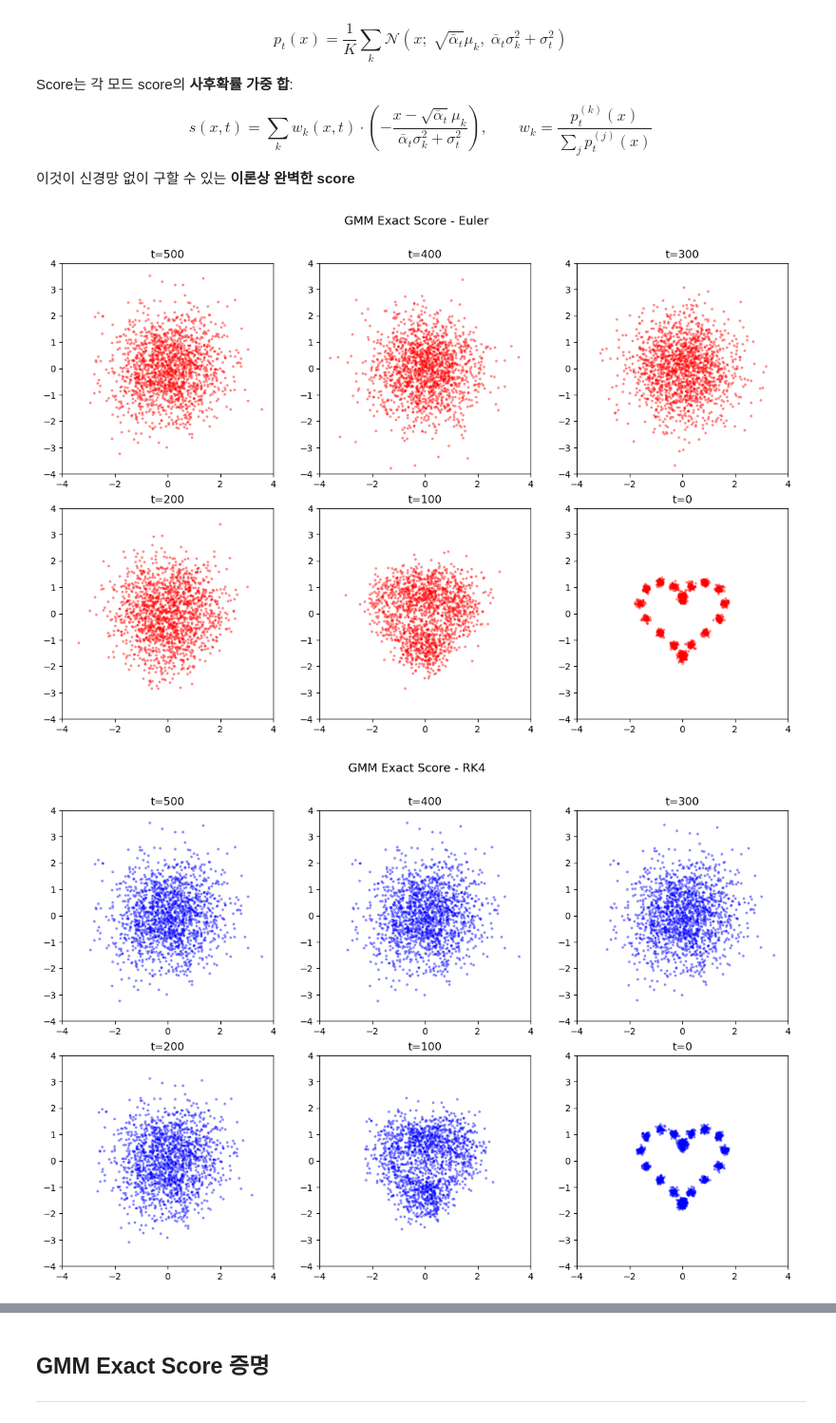
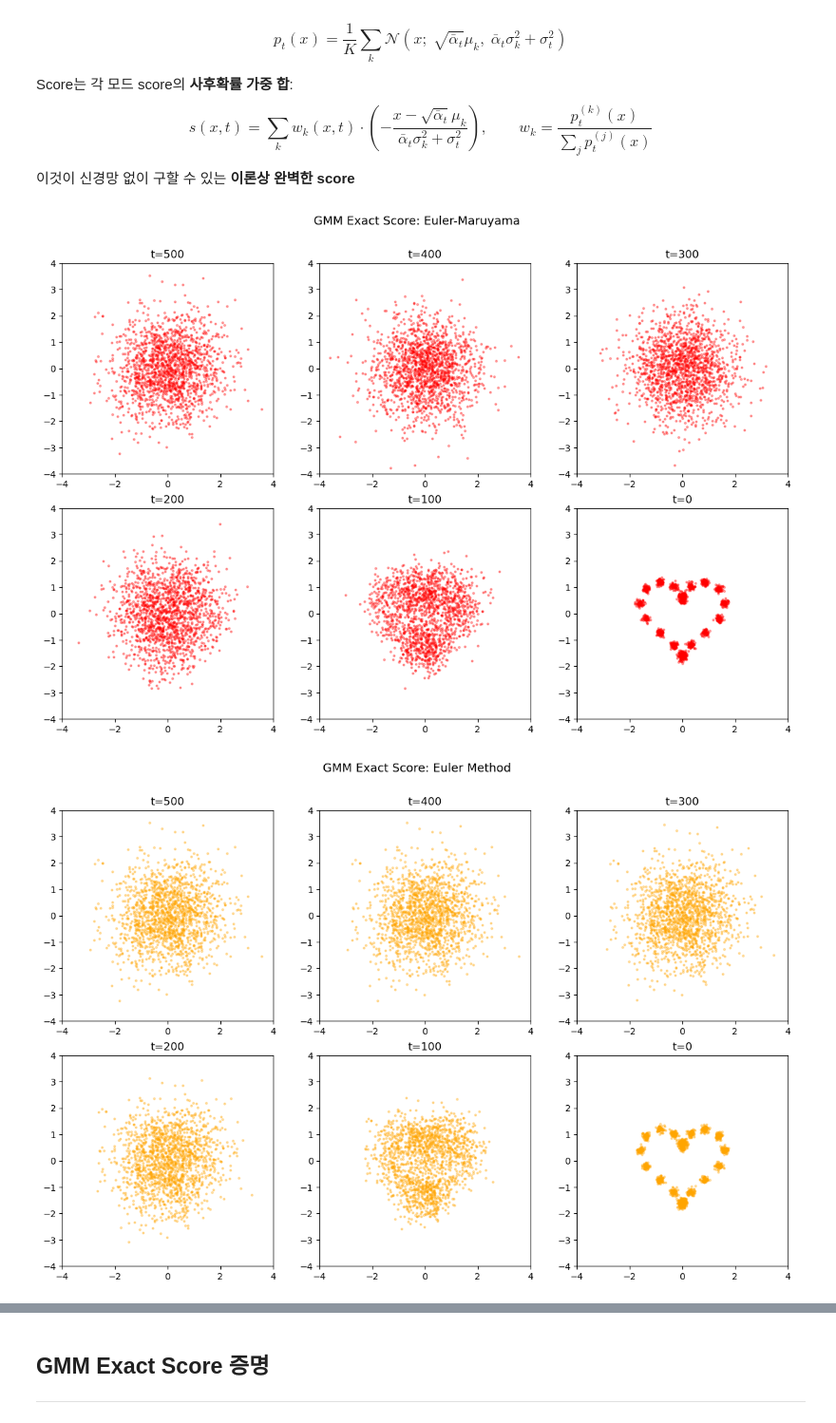
Before and after one commit to k-hyeon02/diffusion, a Jupyter notebook: reverse_test.ipynb, the cells around one changed output, grey strips where cells are left out. Shown at 95% size. Saved outputs shown, nothing was run; the diff lists cells and outputs as text; code cells hidden in the pictures.

```diff
--- a/reverse_test.ipynb
+++ b/reverse_test.ipynb
@@ -226,7 +226,7 @@ $$dx = \left[-\frac{1}{2}\beta(t)\,x - \beta(t)\,s(x,t)\right]dt + \sqrt{\beta(t
 $$x_{t-1} = x_t + \beta_t\!\left(-\tfrac{1}{2}x_t - s(x_t,t)\right)\Delta t + \sqrt{\beta_t\Delta t}\,\epsilon$$
 ---
 # %%
-def reverse_euler(x_T, t_arr, score_fn):
+def reverse_em(x_T, t_arr, score_fn):
     traj = {t_arr[0]: x_T.copy()}
     x = x_T.copy()
     dt = -1
@@ -352,36 +417,42 @@ def gmm_score(x, t, means, var):
     s2 = sigma2_fn(t)
     mu_t = np.sqrt(ab) * means   # K개 2D Gaussian 중심점 배열: (K,2)
     var_t = ab * var + s2        # scalar: (K,2)
 
     # N개의 각 점에서 K개의 중심점까지의 차이벡터
     # x: (N,2) -> (N,1,2)
     # mu_t: (K,2) -> (1,K,2)
     # diff: (N,1,2) - (1,K,2) = (N,K,2) - broadcasting
     diff = x[:, None, :] - mu_t[None, :, :]
 
     # Gaussain 밀도 구하는 과정
     # .sum(-1)으로 마지막 축(좌표 2개)을 합산: (dx)^2 + (dy)^2 = ‖x−μ‖²
     # (N,K,2) -> (N,K)
     log_pk = -(diff**2).sum(-1) / (2 * var_t)
     # 최댓값 빼며 exp overflow 방지 - softmax 과정에서 상쇄
     log_pk -= log_pk.max(1, keepdims=True)
     wk = np.exp(log_pk)
     # softmax
     wk /= wk.sum(1, keepdims=True)  # (N,K) — 사후확률 w_k(x,t)
 
     score_k = -diff / var_t      # (N,K,2)
     return (wk[:, :, None] * score_k).sum(1)  # (N,2)
 
 
 t_arr = np.arange(T, -1, -1)
 heart_score = partial(gmm_score, means=heart_means, var=0.07**2)
 
 x_T = fwd["heart"][T].copy()
-traj_e0 = reverse_euler(x_T, t_arr, heart_score)
-traj_r0 = reverse_rk4(x_T, t_arr, heart_score)
+traj_em = reverse_em(x_T, t_arr, heart_score)
+traj_euler = reverse_euler(x_T, t_arr, heart_score)
+traj_pcm = reverse_PCM(x_T, t_arr, heart_score)
+traj_rk = reverse_rk(x_T, t_arr, heart_score)
+traj_rk4 = reverse_rk4(x_T, t_arr, heart_score)
 
-plot_steps(traj_e0, steps=SAVE_STEPS, order="desc", color="red", title="GMM Exact Score - Euler")
-plot_steps(traj_r0, steps=SAVE_STEPS, order="desc", color="blue", title="GMM Exact Score - RK4")
+plot_steps(traj_em, steps=SAVE_STEPS, order="desc", color="red", title="GMM Exact Score: Euler-Maruyama")
+plot_steps(traj_euler, steps=SAVE_STEPS, order="desc", color="orange", title="GMM Exact Score: Euler Method")
+plot_steps(traj_pcm, steps=SAVE_STEPS, order="desc", color="green", title="GMM Exact Score: PCM")
+plot_steps(traj_rk, steps=SAVE_STEPS, order="desc", color="blue", title="GMM Exact Score: RK")
+plot_steps(traj_rk4, steps=SAVE_STEPS, order="desc", color="purple", title="GMM Exact Score: RK4")
 # %% [output]
-[figure, old version]
+[figure, new version]
-[figure, old version]
+[figure, new version]
```
Also changed, not shown: parts of 9 cells of this notebook.
